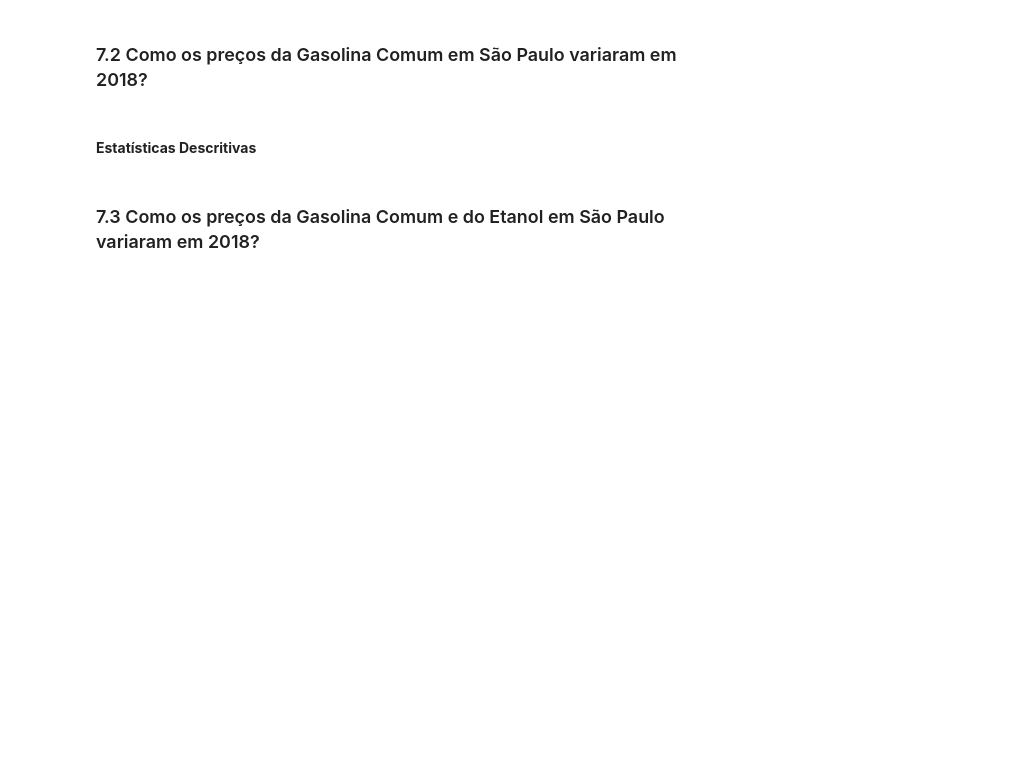
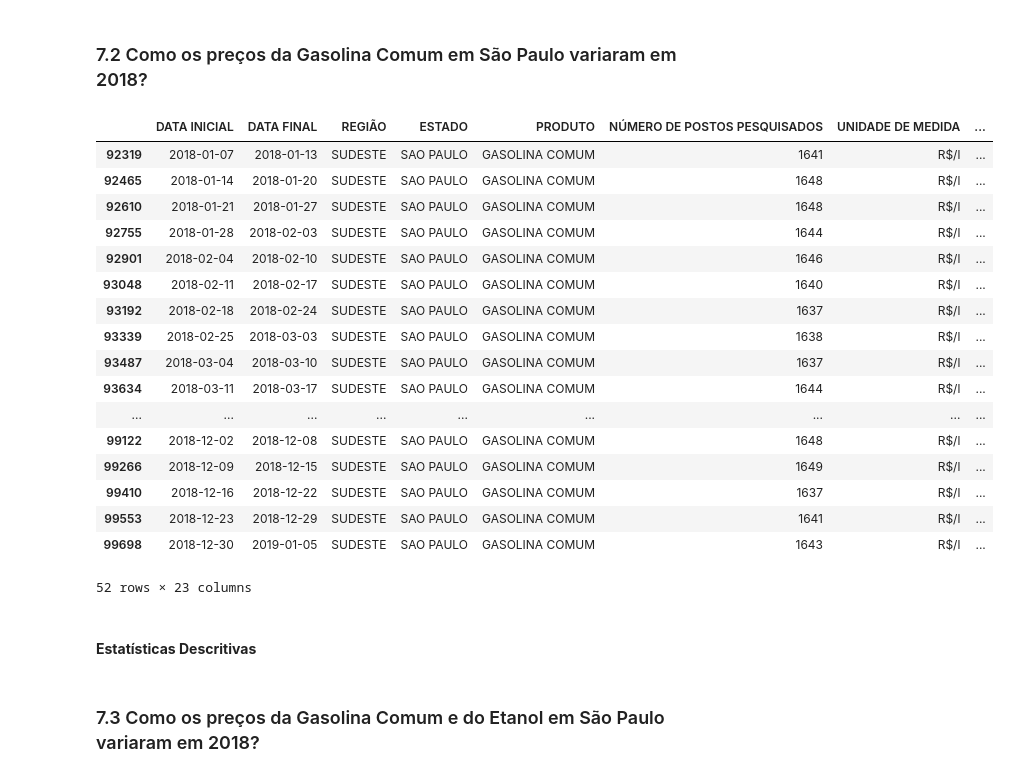
Before and after one commit to rudaaranha/pandas-essencial, a Jupyter notebook: manipulacao_de_dados_codigo_base.ipynb, the cells around one changed output. Saved outputs shown, nothing was run; the diff lists cells and outputs as text; code cells hidden in the pictures; blank space fills up the shorter version.

```diff
--- a/manipulacao_de_dados_codigo_base.ipynb
+++ b/manipulacao_de_dados_codigo_base.ipynb
@@ -2631,0 +2648,3 @@ Como há apenas medições de janeiro a junho para o ano de 2019, resolvemos **r
+# %%
+data_sem_2019 = data_final.query('ANO != 2019')
+data_sem_2019
@@ -2642,5 +2733,26 @@ Para removê-la durante o _reset_, basta passarmos o argumento `drop=True`.
 # %% [markdown]
 ### 7.2 Como os preços da Gasolina Comum em São Paulo variaram em 2018?
+# %%
+data_sem_2019.query('PRODUTO == "GASOLINA COMUM" and ESTADO == "SAO PAULO" and ANO == 2018')
+# %% [output]
+|  | DATA INICIAL | DATA FINAL | REGIÃO | ESTADO | PRODUTO | NÚMERO DE POSTOS PESQUISADOS | UNIDADE DE MEDIDA | ... |
+| 92319 | 2018-01-07 | 2018-01-13 | SUDESTE | SAO PAULO | GASOLINA COMUM | 1641 | R$/l | ... |
+| 92465 | 2018-01-14 | 2018-01-20 | SUDESTE | SAO PAULO | GASOLINA COMUM | 1648 | R$/l | ... |
+| 92610 | 2018-01-21 | 2018-01-27 | SUDESTE | SAO PAULO | GASOLINA COMUM | 1648 | R$/l | ... |
+| 92755 | 2018-01-28 | 2018-02-03 | SUDESTE | SAO PAULO | GASOLINA COMUM | 1644 | R$/l | ... |
+| 92901 | 2018-02-04 | 2018-02-10 | SUDESTE | SAO PAULO | GASOLINA COMUM | 1646 | R$/l | ... |
+| 93048 | 2018-02-11 | 2018-02-17 | SUDESTE | SAO PAULO | GASOLINA COMUM | 1640 | R$/l | ... |
+| 93192 | 2018-02-18 | 2018-02-24 | SUDESTE | SAO PAULO | GASOLINA COMUM | 1637 | R$/l | ... |
+| 93339 | 2018-02-25 | 2018-03-03 | SUDESTE | SAO PAULO | GASOLINA COMUM | 1638 | R$/l | ... |
+| 93487 | 2018-03-04 | 2018-03-10 | SUDESTE | SAO PAULO | GASOLINA COMUM | 1637 | R$/l | ... |
+| 93634 | 2018-03-11 | 2018-03-17 | SUDESTE | SAO PAULO | GASOLINA COMUM | 1644 | R$/l | ... |
+| ... | ... | ... | ... | ... | ... | ... | ... | ... |
+| 99122 | 2018-12-02 | 2018-12-08 | SUDESTE | SAO PAULO | GASOLINA COMUM | 1648 | R$/l | ... |
+| 99266 | 2018-12-09 | 2018-12-15 | SUDESTE | SAO PAULO | GASOLINA COMUM | 1649 | R$/l | ... |
+| 99410 | 2018-12-16 | 2018-12-22 | SUDESTE | SAO PAULO | GASOLINA COMUM | 1637 | R$/l | ... |
+| 99553 | 2018-12-23 | 2018-12-29 | SUDESTE | SAO PAULO | GASOLINA COMUM | 1641 | R$/l | ... |
+| 99698 | 2018-12-30 | 2019-01-05 | SUDESTE | SAO PAULO | GASOLINA COMUM | 1643 | R$/l | ... |
+52 rows × 23 columns
 # %% [markdown]
 #### **Estatísticas Descritivas**
 # %% [markdown]
```
Also changed, not shown: parts of 6 cells of this notebook.
